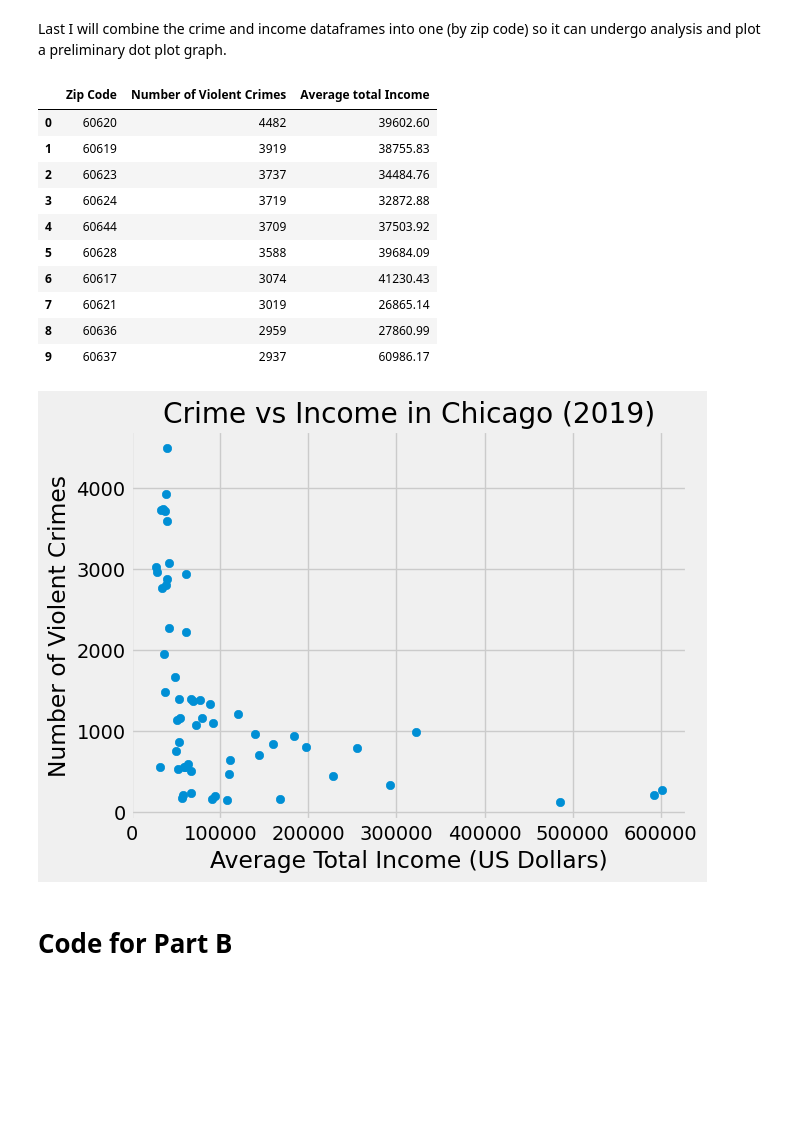
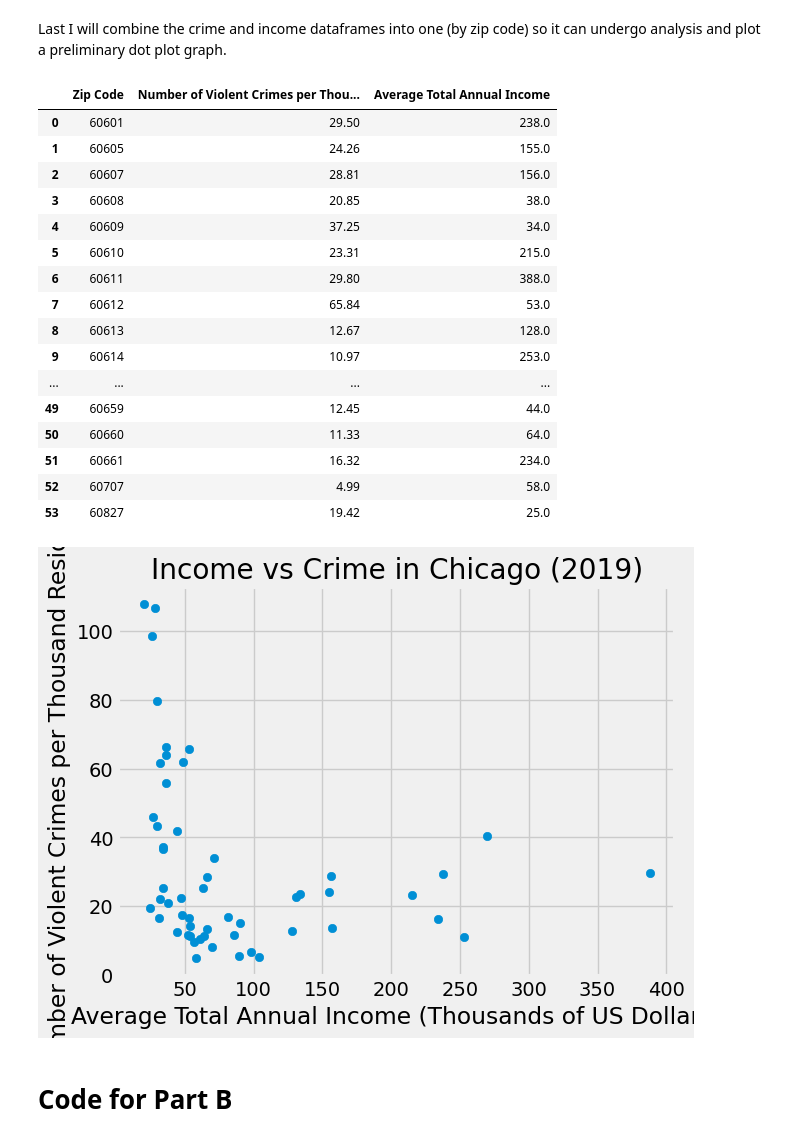
Before and after one commit to rbitton1729/chicagostats, a Jupyter notebook: chicagostats.ipynb, the cells around one changed output. Drawn from its saved outputs; the diff is of its cells as text; code cells hidden in the pictures; blank space fills up the shorter version.

Commit message:
added population stuff

```diff
--- a/chicagostats.ipynb
+++ b/chicagostats.ipynb
@@ -106,6 +106,7 @@ You may use the following code to help you load in the data.
 crimes_no_zip = pd.read_csv("chicagocrime.csv")
 zipcodes_df = gpd.read_file("chizipcodes.csv")
 income_df = pd.read_excel("illinoisincome.xlsx")
+population_df = pd.read_csv("chipopulation.csv")
 # %%
 display(crimes_no_zip.head())
 display(zipcodes_df.head())
@@ -145,0 +158,9 @@ crimes_zip = gpd.sjoin(crimes_gdf, zipcodes, how="left", predicate="within").fil
+# %%
+population = population_df[population_df['Year'] == 2019]
+population = population[population['Geography Type'] == 'ZIP Code']
+population = population[['Geography', 'Population - Total']]
+population.columns = ['ZIP', 'Population']
+population = population[population["Population"] > 5000]
+population["ZIP"] = population["ZIP"].astype(str)
+
+display(population.head(10))
@@ -154,6 +187,10 @@ display(crimes.head(10))
 type_counts = crimes["Primary Type"].value_counts().to_frame()
 zip_freqs = crimes["ZIP"].astype(str).value_counts().to_frame()
 
+zip_freqs = pd.merge(zip_freqs, population, on="ZIP", how='right')
+zip_freqs["Violent Crimes per Thousand Residents"] = round(1000 * (zip_freqs["count"] / zip_freqs["Population"]), 2)
+zip_freqs = zip_freqs.drop(columns=["count", "Population"])
+
 display(type_counts.head(10))
 display(zip_freqs.head(10))
 # %% [output]
@@ -202,11 +238,13 @@ income = income[pd.to_numeric(income["ZIP"], errors='coerce').notnull()]
 income["Number of Returns"] = pd.to_numeric(income["Number of Returns"], errors='coerce')
 income["Amount"] = pd.to_numeric(income["Amount"], errors='coerce')
 income = income.groupby("ZIP", as_index=False).sum()
-
-income["Average Total Income (USD)"] = round(1000 * (income["Amount"] / income["Number of Returns"]), 2)
-income = income.drop(columns=["Number of Returns", "Amount"])
 income["ZIP"] = income["ZIP"].astype(str)
 
+income = pd.merge(income, population, on="ZIP", how='right')
+
+income["Average Total Income (USD)"] = round((income["Amount"] / income["Population"]))
+income = income.drop(columns=["Number of Returns", "Amount", "Population"])
+
 income.head(10)
 # %% [output]
 |  | ZIP | Average Total Income (USD) |
@@ -224,29 +262,35 @@ income.head(10)
 Last I will combine the crime and income dataframes into one (by zip code) so it can undergo analysis and plot a preliminary dot plot graph.
 # %%
 crime_vs_income = pd.merge(zip_freqs, income, on="ZIP", how="left")
-crime_vs_income.columns = ["Zip Code", "Number of Violent Crimes", "Average total Income"]
+crime_vs_income.columns = ["Zip Code", "Number of Violent Crimes per Thousand Residents", "Average Total Annual Income"]
 crime_vs_income.set_index(crime_vs_income["Zip Code"])
 
-plt.scatter(crime_vs_income["Average total Income"], crime_vs_income["Number of Violent Crimes"])
-plt.xlabel("Average Total Income (US Dollars)")
-plt.ylabel("Number of Violent Crimes")
-plt.title("Crime vs Income in Chicago (2019)")
+plt.scatter(crime_vs_income["Average Total Annual Income"], crime_vs_income["Number of Violent Crimes per Thousand Residents"])
+plt.xlabel("Average Total Annual Income (Thousands of US Dollars)")
+plt.ylabel("Number of Violent Crimes per Thousand Residents")
+plt.title("Income vs Crime in Chicago (2019)")
 
-display(crime_vs_income.head(10))
+display(crime_vs_income.head(100))
 plt.show()
 # %% [output]
-|  | Zip Code | Number of Violent Crimes | Average total Income |
-| 0 | 60620 | 4482 | 39602.60 |
-| 1 | 60619 | 3919 | 38755.83 |
-| 2 | 60623 | 3737 | 34484.76 |
-| 3 | 60624 | 3719 | 32872.88 |
-| 4 | 60644 | 3709 | 37503.92 |
-| 5 | 60628 | 3588 | 39684.09 |
-| 6 | 60617 | 3074 | 41230.43 |
-| 7 | 60621 | 3019 | 26865.14 |
-| 8 | 60636 | 2959 | 27860.99 |
-| 9 | 60637 | 2937 | 60986.17 |
+|  | Zip Code | Number of Violent Crimes per Thou... | Average Total Annual Income |
+| 0 | 60601 | 29.50 | 238.0 |
+| 1 | 60605 | 24.26 | 155.0 |
+| 2 | 60607 | 28.81 | 156.0 |
+| 3 | 60608 | 20.85 | 38.0 |
+| 4 | 60609 | 37.25 | 34.0 |
+| 5 | 60610 | 23.31 | 215.0 |
+| 6 | 60611 | 29.80 | 388.0 |
+| 7 | 60612 | 65.84 | 53.0 |
+| 8 | 60613 | 12.67 | 128.0 |
+| 9 | 60614 | 10.97 | 253.0 |
+| ... | ... | ... | ... |
+| 49 | 60659 | 12.45 | 44.0 |
+| 50 | 60660 | 11.33 | 64.0 |
+| 51 | 60661 | 16.32 | 234.0 |
+| 52 | 60707 | 4.99 | 58.0 |
+| 53 | 60827 | 19.42 | 25.0 |
-[figure, old version]
+[figure, new version]
 # %% [markdown]
 # Code for Part B
 # %% [markdown]
```
Also changed, not shown: parts of 6 cells of this notebook, 1 other file.
